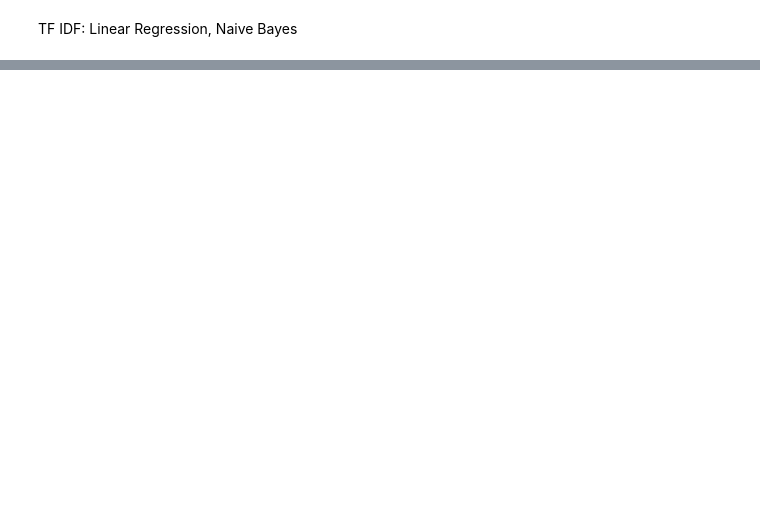
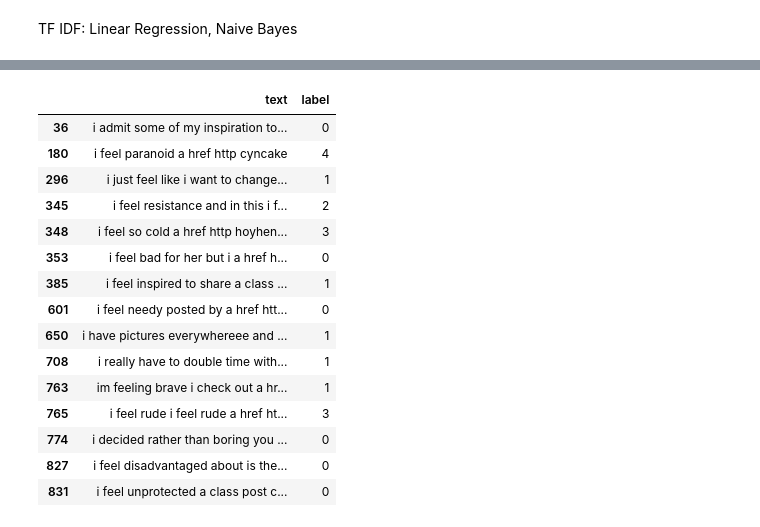
Before and after one commit to carbonconundrum158/Text-message-sentiment-analysis, a Jupyter notebook: sentimentanalysis.ipynb, the cells around one changed output, grey strips where cells are left out. Saved outputs shown, nothing was run; the diff lists cells and outputs as text; code cells hidden in the pictures; blank space fills up the shorter version.

```diff
--- a/sentimentanalysis.ipynb
+++ b/sentimentanalysis.ipynb
@@ -254,0 +617,80 @@ weighted avg       0.90      0.90      0.90     41681
+# %%
+# Text Artifact Detection
+
+import pandas as pd
+import re
+
+# Preserve the original dataset
+artifact_df = df[["text", "label"]].copy()
+artifact_df["text"] = (
+    artifact_df["text"].fillna("").astype(str)
+)
+
+# Detect different categories of artifacts
+artifact_patterns = {
+    "HTML-like attributes": (
+        r"\b(?:a\s+href|a\s+class|img\s+src|"
+        r"var\s+fb\s+comment)\b"
+    ),
+    "HTTP or WWW tokens": r"\b(?:http|https|www)\b",
+    "HTML entities": r"&(?:amp|lt|gt|quot|nbsp);",
+    "HTML tags": r"<[^>]+>",
+    "Empty or whitespace-only": r"^\s*$"
+}
+
+artifact_masks = {}
+
+for name, pattern in artifact_patterns.items():
+    artifact_masks[name] = (
+        artifact_df["text"].str.contains(
+            pattern,
+            regex=True,
+            case=False,
+            na=False
+        )
+    )
+
+# Results by artifact category
+artifact_summary = pd.DataFrame({
+    "Artifact Type": list(artifact_masks.keys()),
+    "Affected Records": [
+        int(mask.sum())
+        for mask in artifact_masks.values()
+    ]
+})
+
+artifact_summary["Percentage"] = (
+    100 * artifact_summary["Affected Records"]
+    / len(artifact_df)
+).round(2)
+
+print("Artifact detection summary:")
+display(artifact_summary)
+
+# Calculate the union of all detected artifacts.
+# A record is counted only once, even if it
+# contains multiple artifact categories.
+any_artifact = pd.concat(
+    artifact_masks.values(),
+    axis=1
+).any(axis=1)
+
+print(
+    "\nUnique records containing at least "
+    "one detected artifact:",
+    int(any_artifact.sum())
+)
+
+print(
+    "Percentage of dataset:",
+    f"{100 * any_artifact.mean():.2f}%"
+)
+
+# Inspect sample messages
+print("\nExamples of messages containing artifacts:")
+display(
+    artifact_df.loc[
+        any_artifact, ["text", "label"]
+    ].head(15)
+)
+# %% [output]
@@ -254,0 +708,16 @@ weighted avg       0.90      0.90      0.90     41681
+|  | text | label |
+| 36 | i admit some of my inspiration to... | 0 |
+| 180 | i feel paranoid a href http cyncake | 4 |
+| 296 | i just feel like i want to change... | 1 |
+| 345 | i feel resistance and in this i f... | 2 |
+| 348 | i feel so cold a href http hoyhen... | 3 |
+| 353 | i feel bad for her but i a href h... | 0 |
+| 385 | i feel inspired to share a class ... | 1 |
+| 601 | i feel needy posted by a href htt... | 0 |
+| 650 | i have pictures everywhereee and ... | 1 |
+| 708 | i really have to double time with... | 1 |
+| 763 | im feeling brave i check out a hr... | 1 |
+| 765 | i feel rude i feel rude a href ht... | 3 |
+| 774 | i decided rather than boring you ... | 0 |
+| 827 | i feel disadvantaged about is the... | 0 |
+| 831 | i feel unprotected a class post c... | 0 |
```
Also changed, not shown: parts of 28 cells of this notebook.
